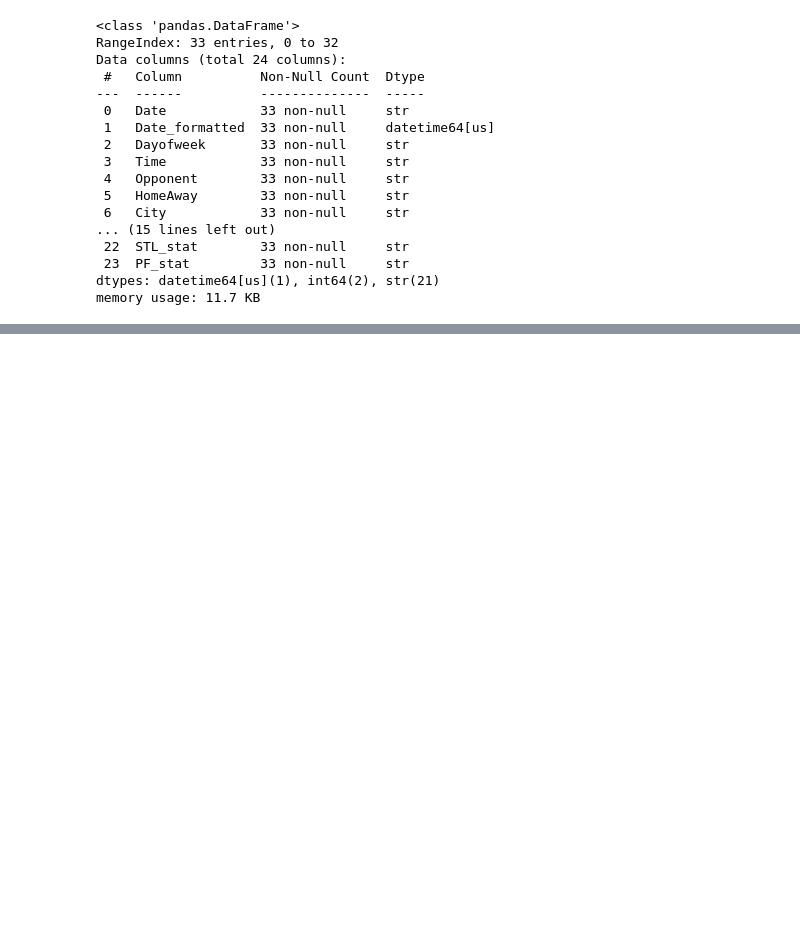
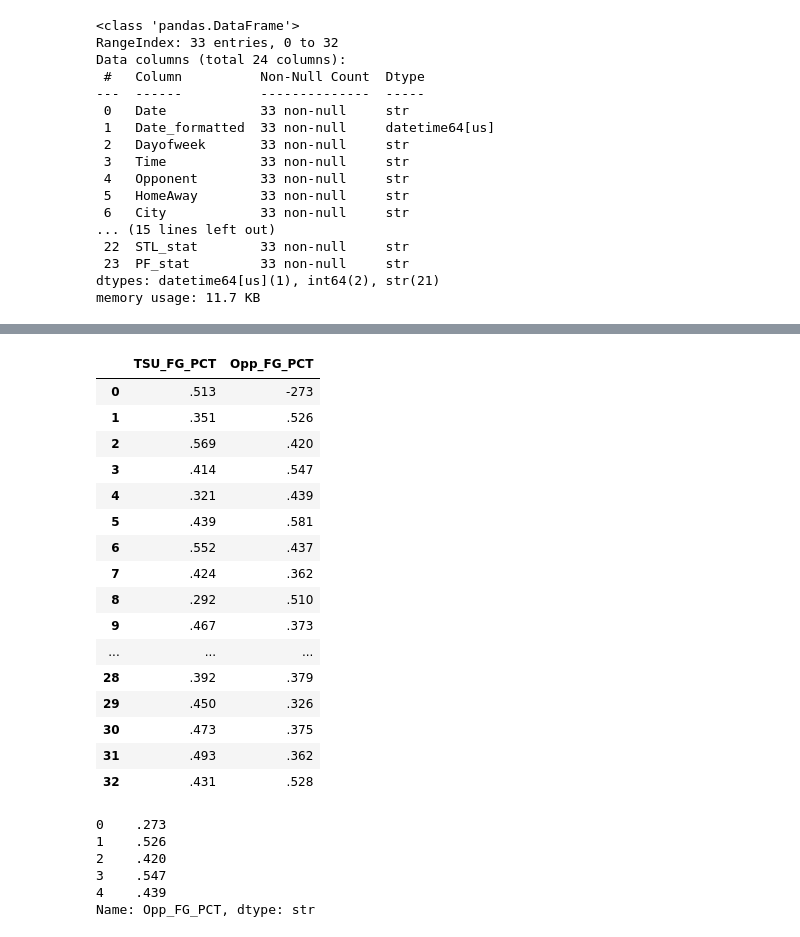
Before and after one commit to e-harrell/TSUBasketball, a Jupyter notebook: initial code.ipynb, the cells around one changed output, grey strips where cells are left out. Cells and saved outputs as stored; diff of their text form; code cells hidden in the pictures; blank space fills up the shorter version.

```diff
--- a/initial code.ipynb
+++ b/initial code.ipynb
@@ -1182,0 +1260,32 @@ memory usage: 11.7 KB
+# %%
+#check new columns
+df[["TSU_FG_PCT", "Opp_FG_PCT"]]
+# %% [output]
+|  | TSU_FG_PCT | Opp_FG_PCT |
+| 0 | .513 | -273 |
+| 1 | .351 | .526 |
+| 2 | .569 | .420 |
+| 3 | .414 | .547 |
+| 4 | .321 | .439 |
+| 5 | .439 | .581 |
+| 6 | .552 | .437 |
+| 7 | .424 | .362 |
+| 8 | .292 | .510 |
+| 9 | .467 | .373 |
+| ... | ... | ... |
+| 28 | .392 | .379 |
+| 29 | .450 | .326 |
+| 30 | .473 | .375 |
+| 31 | .493 | .362 |
+| 32 | .431 | .528 |
+# %%
+#correct value in Opp_FG_PCT
+df.iloc[0,-1]=".273"
+df["Opp_FG_PCT"].head()
+# %% [output]
+0    .273
+1    .526
+2    .420
+3    .547
+4    .439
+Name: Opp_FG_PCT, dtype: str
```
Also changed, not shown: parts of 14 cells of this notebook.
